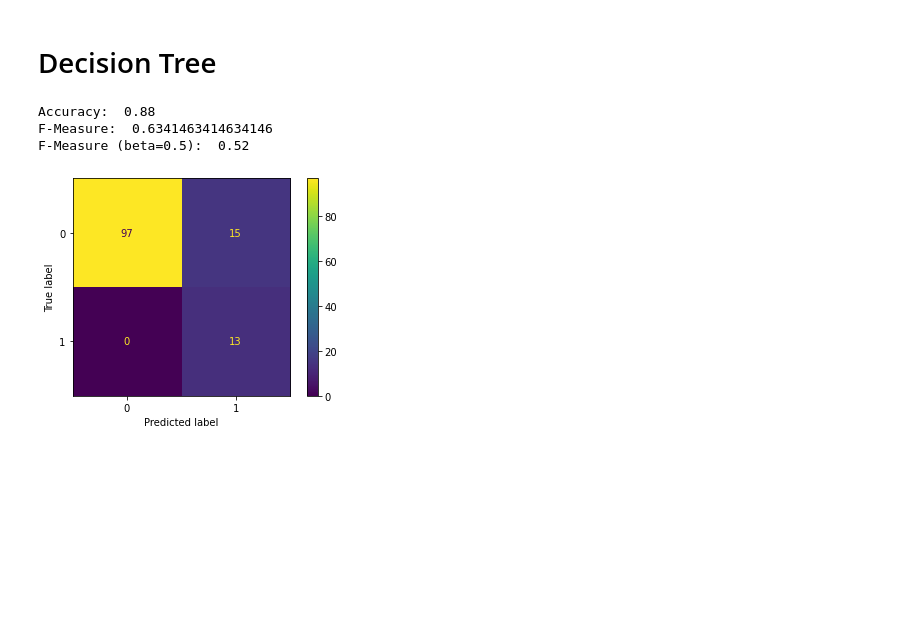
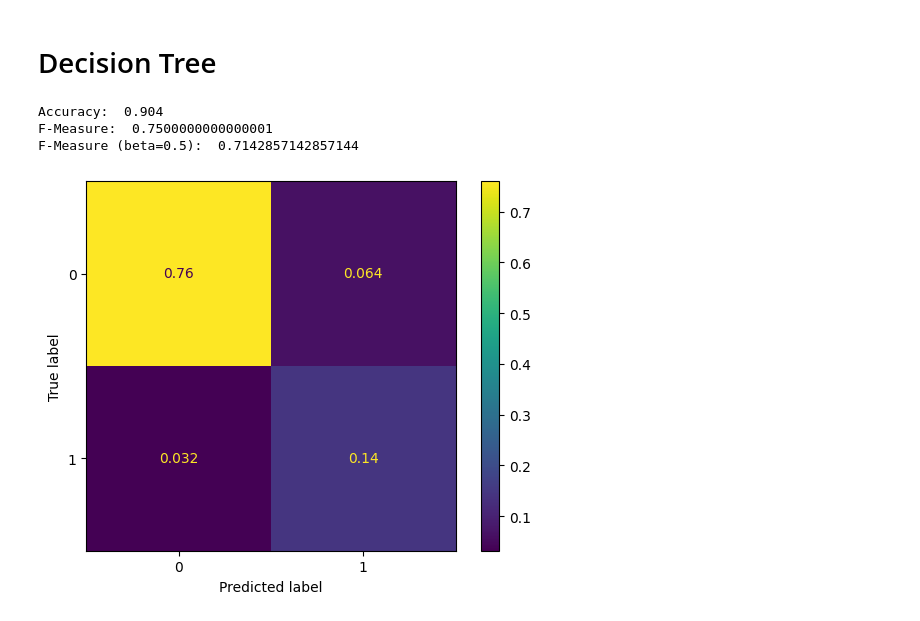
Before and after one commit to Darzuo/cs4641-code, a Jupyter notebook: exploration.ipynb, the cells around one changed output. Drawn from its saved outputs; the diff is of its cells as text; code cells hidden in the pictures; blank space fills up the shorter version.

```diff
--- a/exploration.ipynb
+++ b/exploration.ipynb
@@ -236,7 +233,7 @@ PCA Perform better here.
 # %% [markdown]
 # Divide datasets to train and test
 # %%
-X_train, X_test, y_train, y_test = train_test_split(X_PCA, y, test_size=0.25, random_state=10)
+X_train, X_test, y_train, y_test = train_test_split(X, y, test_size=0.25, random_state=10)
 
 print(f"Number of X train: {X_train.shape}, Number of y train: {y_train.shape}")
 print(f"Number of X test: {X_test.shape}, Number of y test: {y_test.shape}")
@@ -294,24 +294,26 @@ F-Measure (beta=0.5):  0.2702702702702703
 # %% [markdown]
 # Decision Tree
 # %%
+from sklearn.tree import DecisionTreeClassifier
+
 tree = DecisionTreeClassifier()
 tree.fit(X_train, y_train)
 y_pred = tree.predict(X_test)
 
 # Print accuracy
 print("Accuracy: ", accuracy_score(y_test, y_pred))
 
 # Print f-score
 print("F-Measure: ", f1_score(y_test, y_pred))
 print("F-Measure (beta=0.5): ", fbeta_score(y_test, y_pred, beta=0.5))
 
 # Print confusion matrix
 ConfusionMatrixDisplay.from_predictions(
-    y_test, y_pred
+    y_test, y_pred, normalize="all"
 )
 plt.show()
 # %% [output]
-Accuracy:  0.88
-F-Measure:  0.6341463414634146
-F-Measure (beta=0.5):  0.52
+Accuracy:  0.904
+F-Measure:  0.7500000000000001
+F-Measure (beta=0.5):  0.7142857142857144
-[figure, old version]
+[figure, new version]
```
Also changed, not shown: parts of 21 cells of this notebook, 1 other file.
